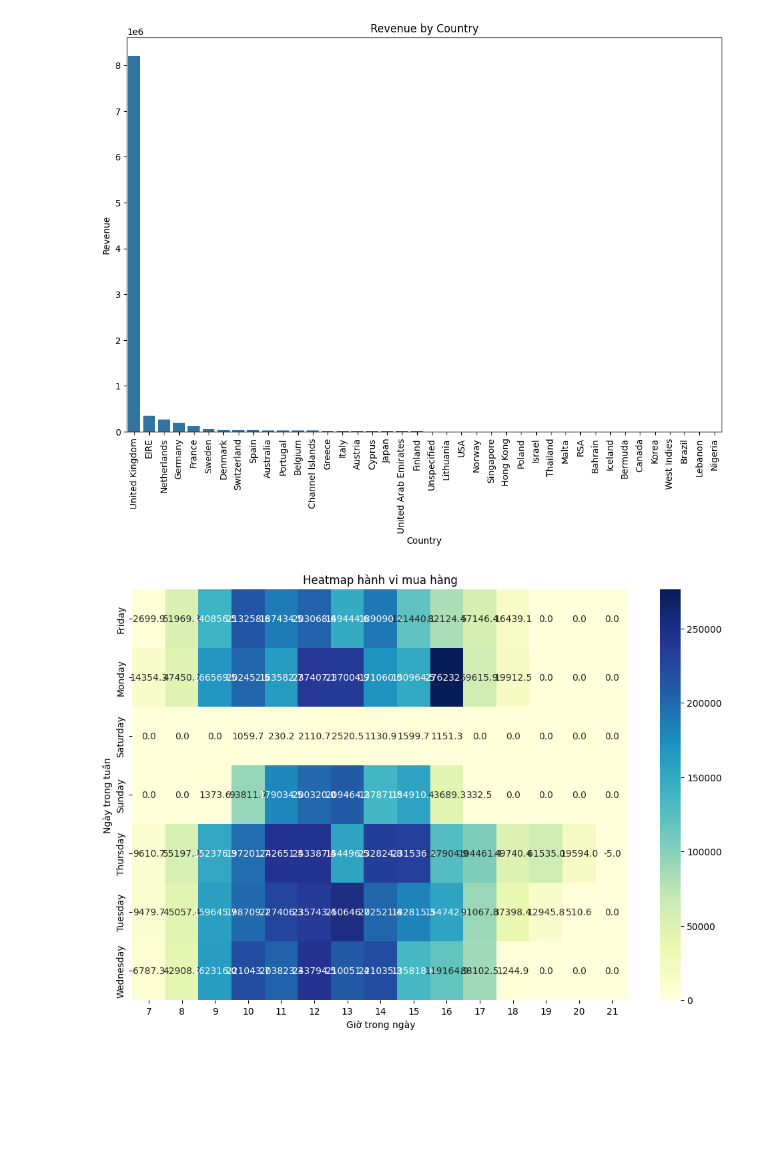
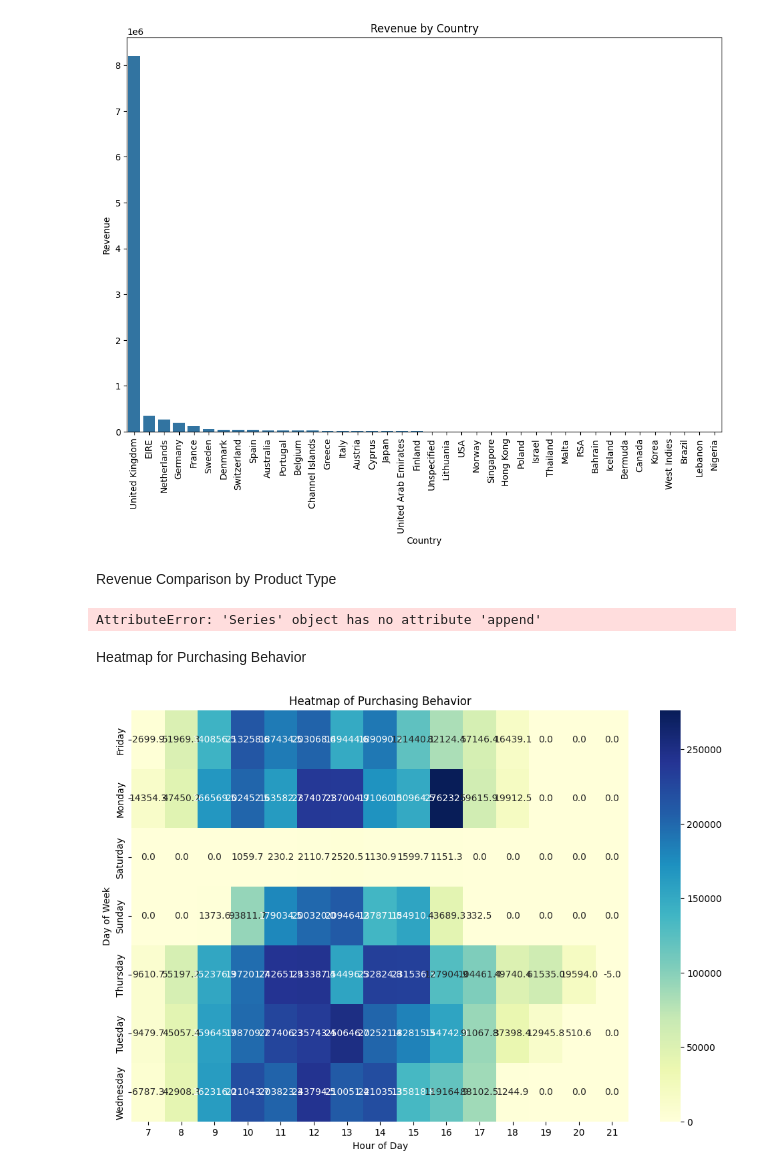
Before and after one commit to ThinhNguyenV/Online_Retail_II, a Jupyter notebook: online_retail_ii.ipynb, the cells around one changed output. Saved outputs shown, nothing was run; the diff lists cells and outputs as text; code cells hidden in the pictures; blank space fills up the shorter version.

Commit message:
Update visualization

```diff
--- a/online_retail_ii.ipynb
+++ b/online_retail_ii.ipynb
@@ -842,4 +844,8 @@ plt.show()
 # %%
+# Assuming data has been loaded into DataFrame df
+df['InvoiceDate'] = pd.to_datetime(df['InvoiceDate'])
+df.set_index('InvoiceDate', inplace=True)
+
 # Calculate total sales per month
 monthly_sales = df.resample('M').apply(lambda x: (x['Quantity'] * x['Price']).sum())
 
@@ -867,28 +875,49 @@ plt.xticks(rotation=90)
 plt.show()
 # %% [output]
 [figure]
+# %% [markdown]
+Revenue Comparison by Product Type
+# %%
+# Calculate total revenue by country
+total_revenue_by_country = df.groupby('Country').apply(lambda x: (x['Quantity'] * x['Price']).sum())
+
+# Keep the top 10 countries by revenue
+top_10_countries = total_revenue_by_country.nlargest(10)
+
+# Plot bar chart
+fig, ax = plt.subplots(figsize=(14, 8))
+top_10_countries.plot(kind='bar', ax=ax, color='skyblue')
+
+# Set title and labels
+plt.title('Total Revenue by Country (Top 10)')
+plt.xlabel('Country')
+plt.ylabel('Total Revenue')
+
+# Adjust X-axis labels for better readability
+ax.set_xticks(range(len(top_10_countries.index)))
+ax.set_xticklabels(top_10_countries.index, rotation=45, ha='right')
+
+# Adjust layout to fit the labels and titles
+plt.tight_layout()
+
+# Show the plot
+plt.show()
+# %% [output]
+AttributeError: 'Series' object has no attribute 'append'
+# %% [markdown]
+Heatmap for Purchasing Behavior
 # %%
-# Calculate total revenue by product and country
-product_sales = df.groupby(['Description', 'Country']).apply(lambda x: (x['Quantity'] * x['Price']).sum()).unstack().fillna(0)
+# Calculate total revenue by day of week and hour
+df['Hour'] = df.index.hour
+df['DayOfWeek'] = df.index.day_name()
+heatmap_data = df.groupby(['DayOfWeek', 'Hour']).apply(lambda x: (x['Quantity'] * x['Price']).sum()).unstack().fillna(0)
 
-# Plot stacked bar chart
-product_sales.plot(kind='bar', stacked=True, figsize=(14, 8))
-plt.title('Revenue by Product and Country')
-plt.xlabel('Product Type')
-plt.ylabel('Revenue')
-plt.legend(title='Country')
+# Plot heatmap
+plt.figure(figsize=(12, 8))
+sns.heatmap(heatmap_data, cmap='YlGnBu', annot=True, fmt='.1f')
+plt.title('Heatmap of Purchasing Behavior')
+plt.xlabel('Hour of Day')
+plt.ylabel('Day of Week')
 plt.show()
+# %% [output]
+[figure, added]
-# %%
-df['Hour'] = df.index.hour
-df['DayOfWeek'] = df.index.day_name()
-heatmap_data = df.groupby(['DayOfWeek', 'Hour']).apply(lambda x: (x['Quantity'] * x['Price']).sum()).unstack().fillna(0)
-
-# Vẽ heatmap
-plt.figure(figsize=(12, 8))
-sns.heatmap(heatmap_data, cmap='YlGnBu', annot=True, fmt='.1f')
-plt.title('Heatmap hành vi mua hàng')
-plt.xlabel('Giờ trong ngày')
-plt.ylabel('Ngày trong tuần')
-plt.show()
-# %% [output]
-[figure, removed]
```
Also changed, not shown: parts of 5 cells of this notebook.
